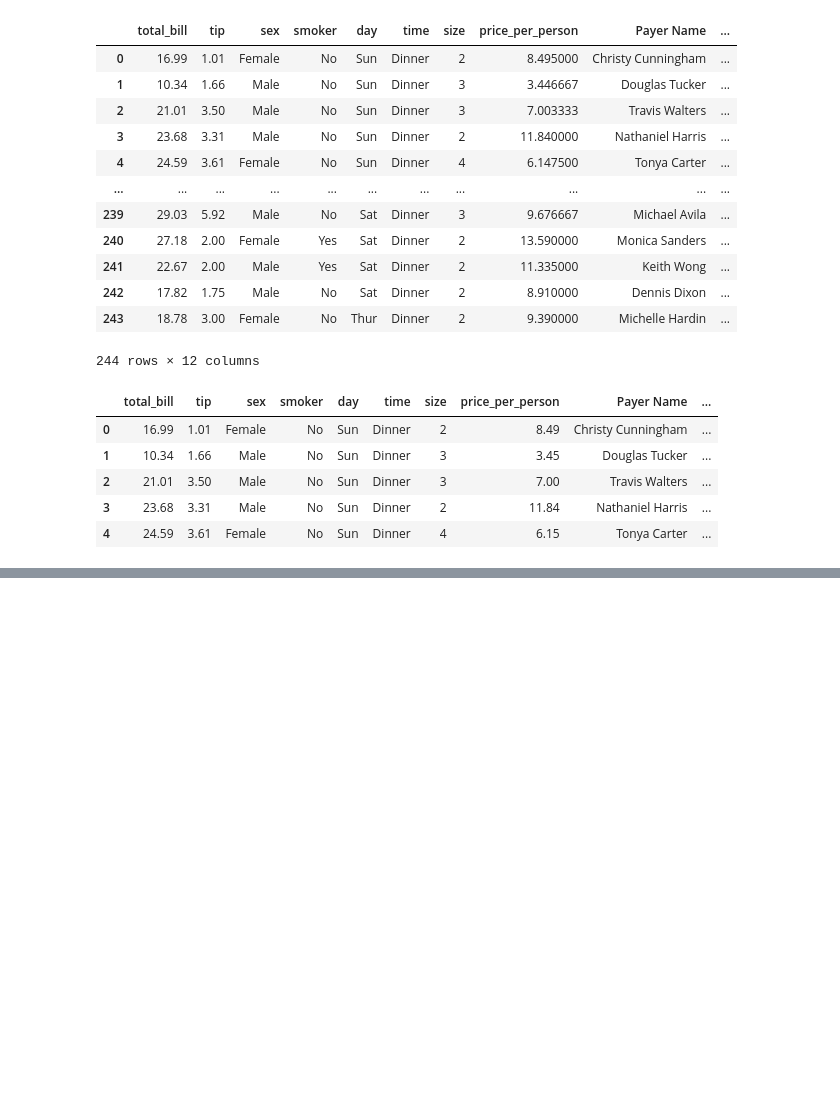
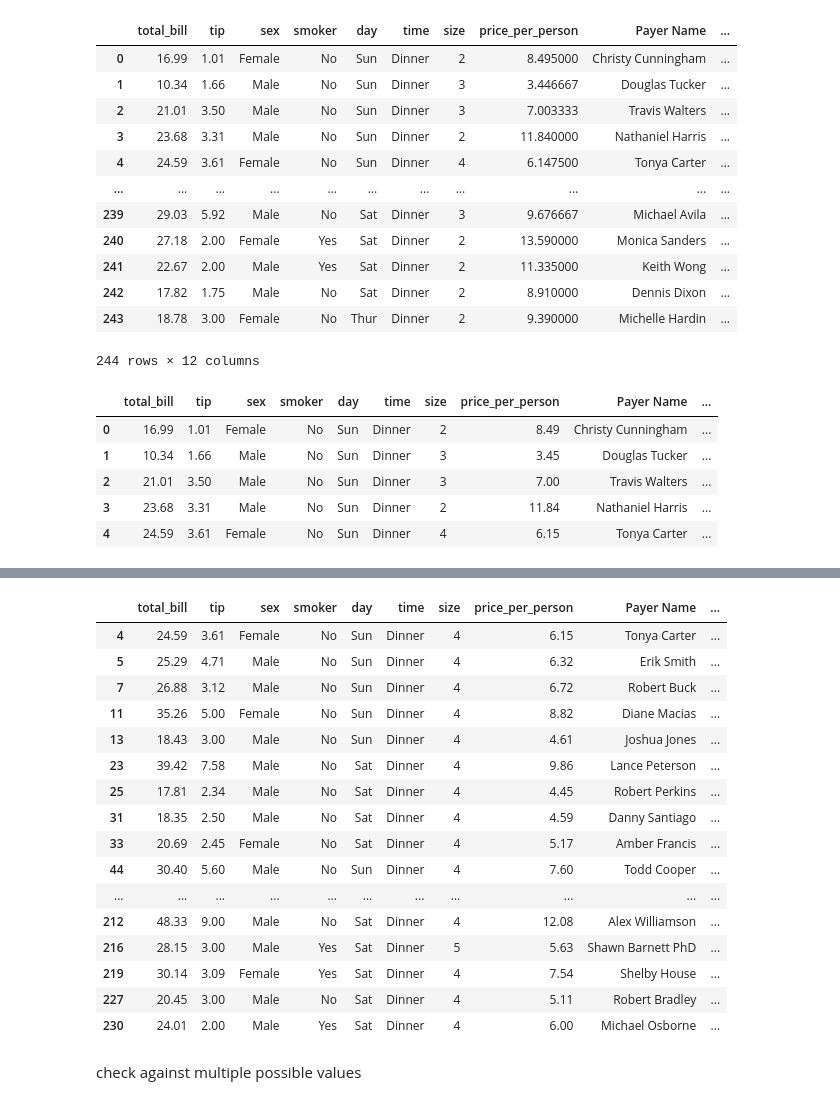
Before and after one commit to rahulgoraksha/ml-algorithms-practice, a Jupyter notebook: notebooks/pandas.ipynb, the cells around one changed output, grey strips where cells are left out. Saved outputs shown, nothing was run; the diff lists cells and outputs as text; code cells hidden in the pictures; blank space fills up the shorter version.

```diff
--- a/notebooks/pandas.ipynb
+++ b/notebooks/pandas.ipynb
@@ -392,0 +595,3 @@ df.head() # viewing the updated DataFrame with the new 'price_per_person' column
+# %%
+df = pd.read_csv('C:\\Users\\admin\\OneDrive - BOMBAY COATED AND SPECIAL STEELS PRIVATE LIMITED\\Desktop\\ml-algorithms-practice\\data\\tips.csv')
+df.head()
@@ -392,0 +650,22 @@ df.head() # viewing the updated DataFrame with the new 'price_per_person' column
+# %%
+df[df['size'] > 3] # filtering the DataFrame to show only rows where size is greater than 3
+# %% [output]
+|  | total_bill | tip | sex | smoker | day | time | size | price_per_person | Payer Name | ... |
+| 4 | 24.59 | 3.61 | Female | No | Sun | Dinner | 4 | 6.15 | Tonya Carter | ... |
+| 5 | 25.29 | 4.71 | Male | No | Sun | Dinner | 4 | 6.32 | Erik Smith | ... |
+| 7 | 26.88 | 3.12 | Male | No | Sun | Dinner | 4 | 6.72 | Robert Buck | ... |
+| 11 | 35.26 | 5.00 | Female | No | Sun | Dinner | 4 | 8.82 | Diane Macias | ... |
+| 13 | 18.43 | 3.00 | Male | No | Sun | Dinner | 4 | 4.61 | Joshua Jones | ... |
+| 23 | 39.42 | 7.58 | Male | No | Sat | Dinner | 4 | 9.86 | Lance Peterson | ... |
+| 25 | 17.81 | 2.34 | Male | No | Sat | Dinner | 4 | 4.45 | Robert Perkins | ... |
+| 31 | 18.35 | 2.50 | Male | No | Sat | Dinner | 4 | 4.59 | Danny Santiago | ... |
+| 33 | 20.69 | 2.45 | Female | No | Sat | Dinner | 4 | 5.17 | Amber Francis | ... |
+| 44 | 30.40 | 5.60 | Male | No | Sun | Dinner | 4 | 7.60 | Todd Cooper | ... |
+| ... | ... | ... | ... | ... | ... | ... | ... | ... | ... | ... |
+| 212 | 48.33 | 9.00 | Male | No | Sat | Dinner | 4 | 12.08 | Alex Williamson | ... |
+| 216 | 28.15 | 3.00 | Male | Yes | Sat | Dinner | 5 | 5.63 | Shawn Barnett PhD | ... |
+| 219 | 30.14 | 3.09 | Female | Yes | Sat | Dinner | 4 | 7.54 | Shelby House | ... |
+| 227 | 20.45 | 3.00 | Male | No | Sat | Dinner | 4 | 5.11 | Robert Bradley | ... |
+| 230 | 24.01 | 2.00 | Male | Yes | Sat | Dinner | 4 | 6.00 | Michael Osborne | ... |
+# %% [markdown]
+check against multiple possible values
```
Also changed, not shown: parts of 40 cells of this notebook.
